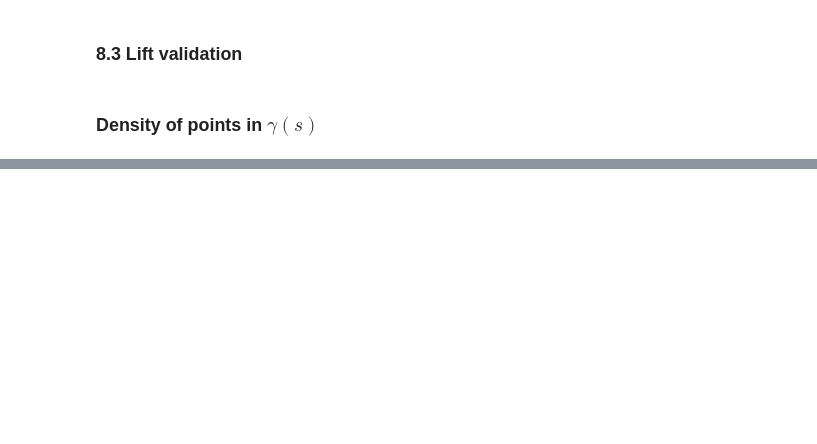
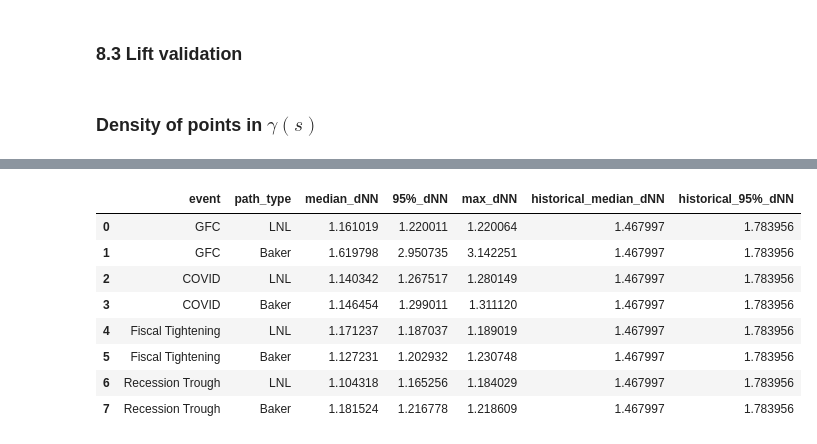
Before and after one commit to adamfowliee/JDKF_Starter, a Jupyter notebook: dissertation_brief/brief_phase5.ipynb, the cells around one changed output, grey strips where cells are left out. Saved outputs shown, nothing was run; the diff lists cells and outputs as text; code cells hidden in the pictures; blank space fills up the shorter version.

```diff
--- a/dissertation_brief/brief_phase5.ipynb
+++ b/dissertation_brief/brief_phase5.ipynb
@@ -100,13 +95,8 @@ def lift_validation(z_hat, Z):
 # %% [markdown]
 ### Density of points in $\gamma(s)$
 # %%
-def latent_density_at_points(query_points, Psi, h, delta):
-    query_points = np.asarray(query_points)
-
-    if query_points.ndim == 1:
-        query_points = query_points[None, :]
-
-    Dsq_query = cdist(query_points, Psi, metric="sqeuclidean")
+def latent_density_at_points(gamma, Psi, h, delta):
+    Dsq_query = cdist(gamma, Psi, metric="sqeuclidean")
     rho_query = np.exp(-Dsq_query / h).sum(axis=1)
     rho_query_floor = np.maximum(rho_query, delta)
     V_query = -np.log(rho_query_floor)
@@ -213,0 +229,33 @@ The LNL RMSE is leave-one-out whereas the Baker style RMSE uses in-sample testin
+# %%
+DZ = squareform(pdist(Z))
+np.fill_diagonal(DZ, np.inf)
+
+d_Z = np.min(DZ, axis=1)
+
+d_Z_median = np.median(d_Z)
+d_Z_95 = np.quantile(d_Z, 0.95)
+
+rows = []
+
+for event in lifted_paths.keys():
+    d_lnl = np.ravel(lifted_paths[event]["lnl_validation"])[1:-1]
+    d_baker = np.ravel(lifted_paths[event]["baker_validation"])[1:-1]
+
+    rows.append({"event": event, "path_type": "LNL", "median_dNN": np.median(d_lnl), "95%_dNN": np.quantile(d_lnl, 0.95),
+                 "max_dNN": np.max(d_lnl), "historical_median_dNN": d_Z_median, "historical_95%_dNN": d_Z_95})
+
+    rows.append({"event": event, "path_type": "Baker", "median_dNN": np.median(d_baker), "95%_dNN": np.quantile(d_baker, 0.95),
+                 "max_dNN": np.max(d_baker), "historical_median_dNN": d_Z_median, "historical_95%_dNN": d_Z_95})
+
+plausibility_df = pd.DataFrame(rows)
+display(plausibility_df)
+# %% [output]
+|  | event | path_type | median_dNN | 95%_dNN | max_dNN | historical_median_dNN | historical_95%_dNN |
+| 0 | GFC | LNL | 1.161019 | 1.220011 | 1.220064 | 1.467997 | 1.783956 |
+| 1 | GFC | Baker | 1.619798 | 2.950735 | 3.142251 | 1.467997 | 1.783956 |
+| 2 | COVID | LNL | 1.140342 | 1.267517 | 1.280149 | 1.467997 | 1.783956 |
+| 3 | COVID | Baker | 1.146454 | 1.299011 | 1.311120 | 1.467997 | 1.783956 |
+| 4 | Fiscal Tightening | LNL | 1.171237 | 1.187037 | 1.189019 | 1.467997 | 1.783956 |
+| 5 | Fiscal Tightening | Baker | 1.127231 | 1.202932 | 1.230748 | 1.467997 | 1.783956 |
+| 6 | Recession Trough | LNL | 1.104318 | 1.165256 | 1.184029 | 1.467997 | 1.783956 |
+| 7 | Recession Trough | Baker | 1.181524 | 1.216778 | 1.218609 | 1.467997 | 1.783956 |
```
Also changed, not shown: parts of 23 cells of this notebook.
